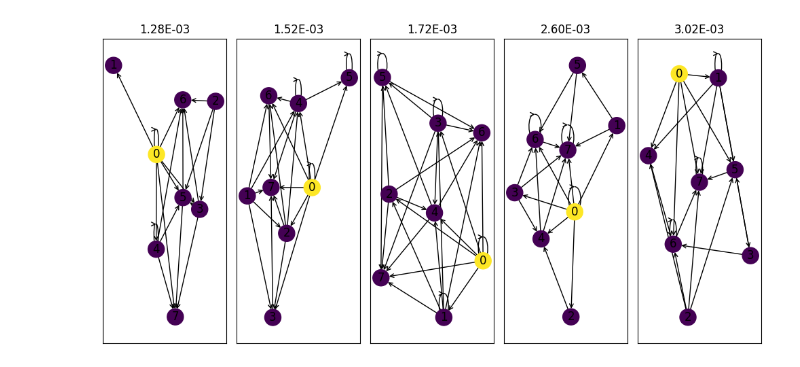
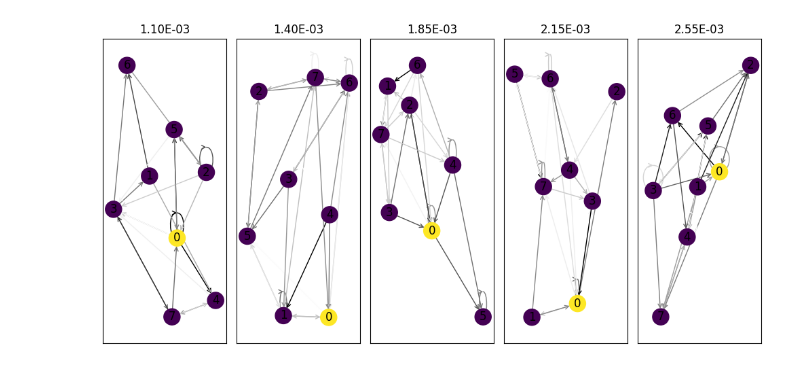
Before and after one commit to trevormccrt/gpuaffman_networks, a Jupyter notebook: genetics/memory_task_results.ipynb, the cells around one changed output. Drawn from its saved outputs; the diff is of its cells as text; code cells hidden in the pictures.

```diff
--- a/genetics/memory_task_results.ipynb
+++ b/genetics/memory_task_results.ipynb
@@ -26,28 +26,20 @@ best_errors = np.squeeze(ragged_task_evolution.evaluate_populations(batched_inpu
-# %%
-perf_idx = np.argsort(best_errors)
-populations = [populations[x] for x in perf_idx]
-sorted_perfs = best_errors[perf_idx]
-best_functions = np.expand_dims(np.stack([x[0] for x in populations], axis=0), 1).astype(np.bool_)
-best_conn = np.expand_dims(np.stack([x[1] for x in populations], axis=0), 1).astype(np.int16)
-best_used_conn = np.expand_dims(np.stack([x[2] for x in populations], axis=0), 1).astype(np.bool_)
+# %%
+best_functions, best_conn, best_used_conn, sorted_perfs =  analysis_util.sort_by_performance(batched_input_state, best_functions, best_conn, best_used_conn, memory_task_evolution.evaluate_memory_task)
 # %%
-graphs = [general_network_visualization.graph_from_ragged_spec(x[1], x[2]) for x in populations]
+graphs = [general_network_visualization.influence_graph_from_ragged_spec(x[0], x[1], x[2]) for x in populations]
 # %%
+import importlib
+importlib.reload(general_network_visualization)
 best_to_plot = 5
 to_plot = graphs[:best_to_plot]
 fig, axs = plt.subplots(ncols=len(to_plot), figsize=(10,5))
 node_colors = np.zeros(N)
 node_colors[0] = 1
 
 for g, ax, err in zip(graphs, axs, sorted_perfs[:best_to_plot]):
-    labels = {}
-    for node in g.nodes():
-        labels[node]=node
     pos = nx.spring_layout(g, iterations=1000)
-    nx.draw_networkx_nodes(g, pos=pos, ax=ax, node_color=node_colors)
-    nx.draw_networkx_edges(g, pos=pos, arrowstyle="->", ax=ax, arrows=True)
-    nx.draw_networkx_labels(g, pos, labels, ax=ax)
+    general_network_visualization.plot_network_directed(g, pos, ax, node_colors)
     ax.set_title("{:.2E}".format(err))
 fig.tight_layout()
 # %% [output]
-[figure, old version]
+[figure, new version]
```
Also changed, not shown: parts of 10 cells of this notebook, 3 other files.
